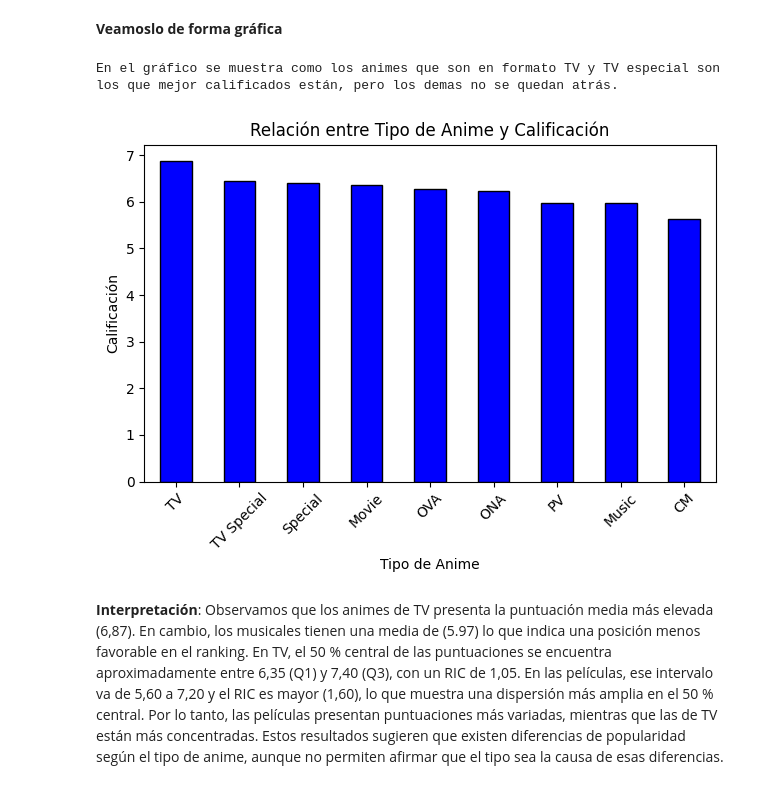
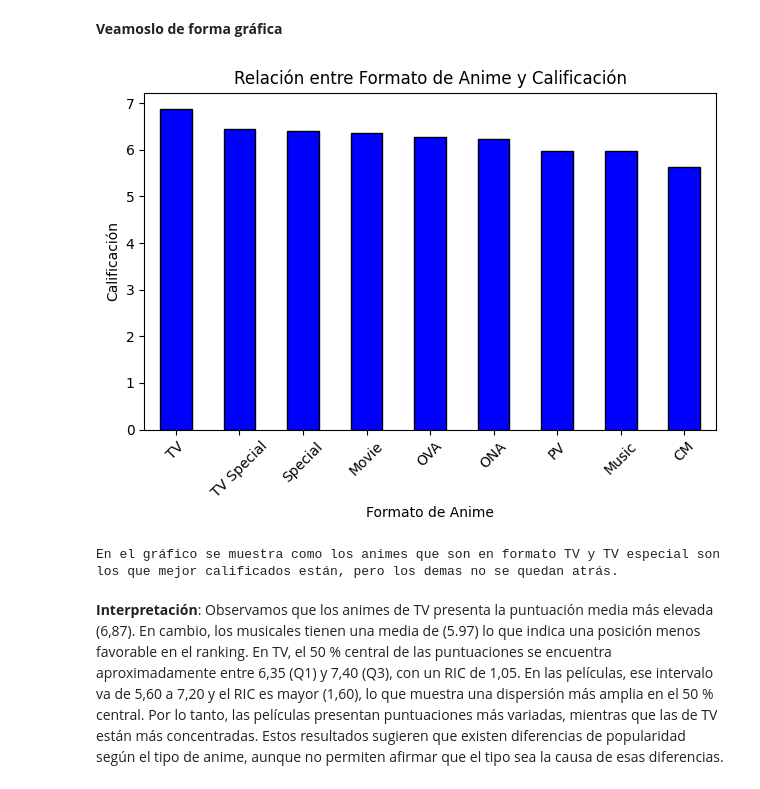
Before and after one commit to bondiolandia/TP_Laboratorio_de_M-todos_Cuantitativos_2026, a Jupyter notebook: notebook_Evolucion_del_Anime.ipynb, the cells around one changed output. Saved outputs shown, nothing was run; the diff lists cells and outputs as text; code cells hidden in the pictures.

```diff
--- a/notebook_Evolucion_del_Anime.ipynb
+++ b/notebook_Evolucion_del_Anime.ipynb
@@ -405,19 +398,19 @@ display(resumen_tipo.round(2))
 # %% [markdown]
 **Veamoslo de forma gráfica**
 # %%
-import matplotlib.pyplot as plt #Importamos la libreria necesaria.
-mediana_por_tipo = anime.groupby("Type")["Score"].median().sort_values(ascending = False)
+mediana_por_tipo = resumen_tipo["Mediana_Score"]  # ya calculada y ordenada en resumen_tipo
 mediana_por_tipo.plot(kind="bar", color="blue", edgecolor="black") #Codigo para hacer el gráfico, en forma de puntitos, mientras más acumulación de animes haya, más profundose hace el color azu.
-plt.title("Relación entre Tipo de Anime y Calificación")
-plt.xlabel("Tipo de Anime")
+plt.title("Relación entre Formato de Anime y Calificación")
+plt.xlabel("Formato de Anime")
 plt.ylabel("Calificación")
 plt.xticks(rotation=45)
 plt.tight_layout()
-plt.show
+plt.savefig("relacion_formato_calificacion.png", dpi=150)
+plt.show()
 print(f"En el gráfico se muestra como los animes que son en formato TV y TV especial son los que mejor calificados están, pero los demas no se quedan atrás.")
 # %% [output]
+[figure, new version]
 En el gráfico se muestra como los animes que son en formato TV y TV especial son los que mejor calificados están, pero los demas no se quedan atrás.
-[figure, old version]
 # %% [markdown]
 **Interpretación**: Observamos que los animes de TV presenta la puntuación media más elevada (6,87). En cambio, los musicales tienen una media de (5.97) lo que indica una posición menos favorable en el ranking. En TV, el 50 % central de las puntuaciones se encuentra aproximadamente entre 6,35 (Q1) y 7,40 (Q3), con un RIC de 1,05. En las películas, ese intervalo va de 5,60 a 7,20 y el RIC es mayor (1,60), lo que muestra una dispersión más amplia en el 50 % central. Por lo tanto, las películas presentan puntuaciones más variadas, mientras que las de TV están más concentradas. Estos resultados sugieren que existen diferencias de popularidad según el tipo de anime, aunque no permiten afirmar que el tipo sea la causa de esas diferencias.
 # %% [markdown]
```
Also changed, not shown: parts of 31 cells of this notebook.
